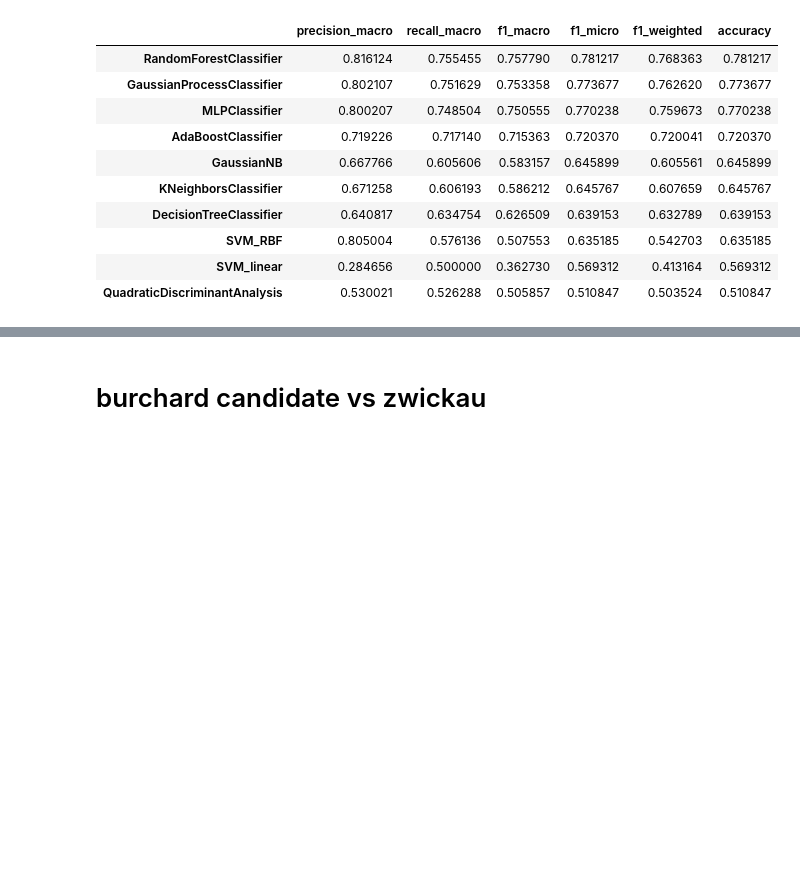
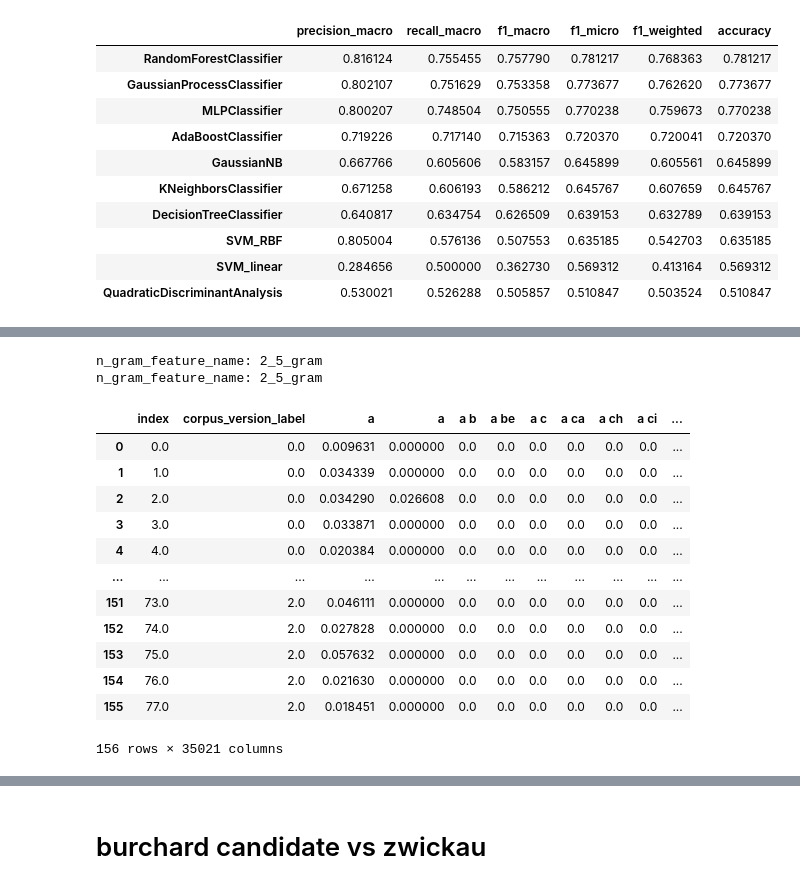
Before and after one commit to sashaaKr/thesis, a Jupyter notebook: notebooks/preparation for 17.7 - model improvments.ipynb, the cells around one changed output, grey strips where cells are left out. Drawn from its saved outputs; the diff is of its cells as text; code cells hidden in the pictures; blank space fills up the shorter version.

Commit message:
preparation for 17.7 - test random london and random zwickau

```diff
--- a/notebooks/preparation for 17.7 - model improvments.ipynb
+++ b/notebooks/preparation for 17.7 - model improvments.ipynb
@@ -165,0 +168,6 @@ burchard_london_tf_idf_2_5_cosine_results_long_p.sort_values(by=['accuracy'], as
+# %%
+resp = []
+for cls in ['SVC', 'DecisionTreeClassifier', 'GaussianProcessClassifier', 'RandomForestClassifier', 'GaussianNB',' KNeighborsClassifier', 'AdaBoostClassifier']:
+    grid_search_cv_result = thesisModelFeatures.run_grid_search_cv(burchard_london_features_tfidf_2_5_gram_cosine_similarity_long_p_df, [cls])
+    resp.append([cls, grid_search_cv_result[1][0].best_score_])
+    print(grid_search_cv_result[1][0].best_score_)
@@ -165,0 +181,14 @@ burchard_london_tf_idf_2_5_cosine_results_long_p.sort_values(by=['accuracy'], as
+# %%
+random_indexes = np.split(
+    np.random.choice(
+        range(
+            0,
+            len(london_poorly_similar_with_chops_corpus_without_word_processing_long_p)
+        ),
+        size=len(london_poorly_similar_with_chops_corpus_without_word_processing_long_p),
+        replace=False
+    ),
+    1
+)
+random_indexes = [random_indexes[0][:78], random_indexes[0][79:]]
+random_indexes
@@ -165,0 +208,31 @@ burchard_london_tf_idf_2_5_cosine_results_long_p.sort_values(by=['accuracy'], as
+# %%
+london_random_chunk_1 = [ london_poorly_similar_with_chops_corpus_without_word_processing_long_p[i] for i in random_indexes[0] ]
+london_random_chunk_2 = [ london_poorly_similar_with_chops_corpus_without_word_processing_long_p[i] for i in random_indexes[1] ]
+# %%
+london_london_features_tfidf_2_5_gram_cosine_similarity_long_p_df = thesisModelFeatures.create_features_df(
+    london_random_chunk_1,
+    None,
+    london_random_chunk_2,
+    n_gram = (2,5),
+    features = { 'tfidf', 'inner_mean_cosine_similarity_score' }
+#     burchard_version_with_original_london_text
+)
+# %% [output]
+n_gram_feature_name: 2_5_gram
+n_gram_feature_name: 2_5_gram
+# %%
+london_london_features_tfidf_2_5_gram_cosine_similarity_long_p_df
+# %% [output]
+|  | index | corpus_version_label | a | a | a b | a be | a c | a ca | a ch | a ci | ... |
+| 0 | 0.0 | 0.0 | 0.009631 | 0.000000 | 0.0 | 0.0 | 0.0 | 0.0 | 0.0 | 0.0 | ... |
+| 1 | 1.0 | 0.0 | 0.034339 | 0.000000 | 0.0 | 0.0 | 0.0 | 0.0 | 0.0 | 0.0 | ... |
+| 2 | 2.0 | 0.0 | 0.034290 | 0.026608 | 0.0 | 0.0 | 0.0 | 0.0 | 0.0 | 0.0 | ... |
+| 3 | 3.0 | 0.0 | 0.033871 | 0.000000 | 0.0 | 0.0 | 0.0 | 0.0 | 0.0 | 0.0 | ... |
+| 4 | 4.0 | 0.0 | 0.020384 | 0.000000 | 0.0 | 0.0 | 0.0 | 0.0 | 0.0 | 0.0 | ... |
+| ... | ... | ... | ... | ... | ... | ... | ... | ... | ... | ... | ... |
+| 151 | 73.0 | 2.0 | 0.046111 | 0.000000 | 0.0 | 0.0 | 0.0 | 0.0 | 0.0 | 0.0 | ... |
+| 152 | 74.0 | 2.0 | 0.027828 | 0.000000 | 0.0 | 0.0 | 0.0 | 0.0 | 0.0 | 0.0 | ... |
+| 153 | 75.0 | 2.0 | 0.057632 | 0.000000 | 0.0 | 0.0 | 0.0 | 0.0 | 0.0 | 0.0 | ... |
+| 154 | 76.0 | 2.0 | 0.021630 | 0.000000 | 0.0 | 0.0 | 0.0 | 0.0 | 0.0 | 0.0 | ... |
+| 155 | 77.0 | 2.0 | 0.018451 | 0.000000 | 0.0 | 0.0 | 0.0 | 0.0 | 0.0 | 0.0 | ... |
+156 rows × 35021 columns
```
Also changed, not shown: parts of 16 cells of this notebook.
